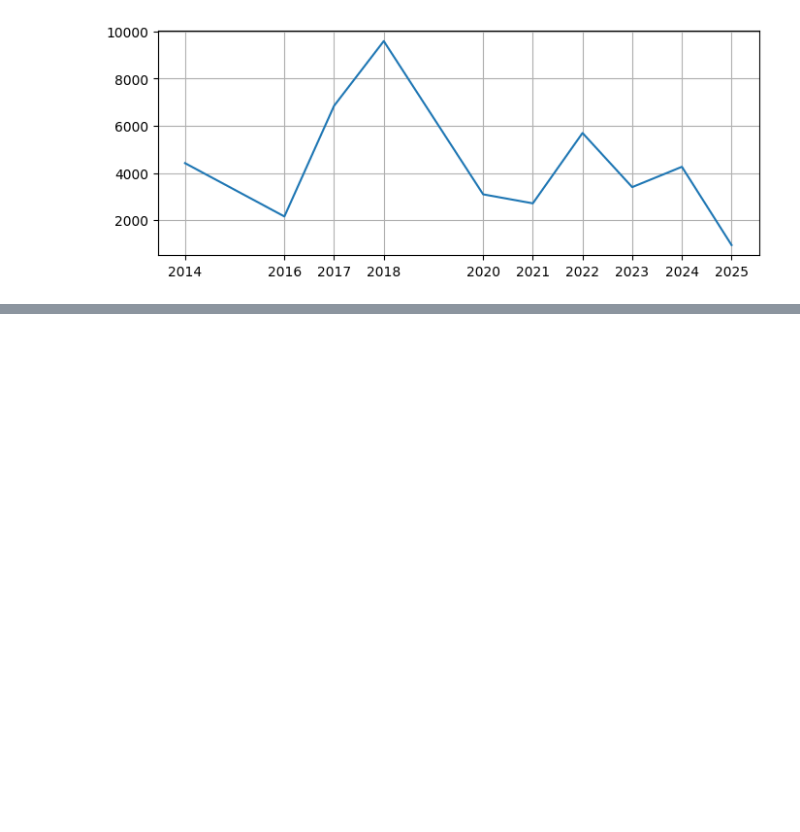
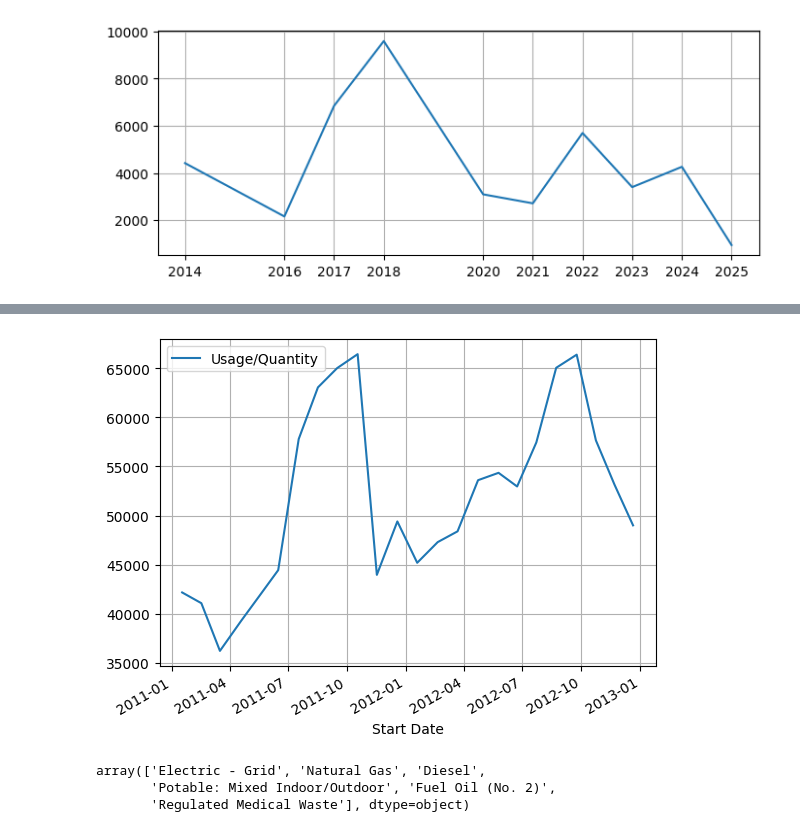
Before and after one commit to saeed-saffari/CPHSC, a Jupyter notebook: O-LCA/Halifax_Infirmary_Complex_meters.ipynb, the cells around one changed output, grey strips where cells are left out. Saved outputs shown, nothing was run; the diff lists cells and outputs as text; code cells hidden in the pictures; blank space fills up the shorter version.

```diff
--- a/O-LCA/Halifax_Infirmary_Complex_meters.ipynb
+++ b/O-LCA/Halifax_Infirmary_Complex_meters.ipynb
@@ -382,31 +458,11 @@ plt.show()
 # %%
-Electric = group_df.get_group('Electric - Grid')
-Electric
-
-for year in Electric.Year.unique():
-    tt = Electric[Electric.Year==year]
-    print(year, tt.shape)
-
-avv2 = []
-for year in Electric.Year.unique():
-    if (year == 2022) or (year==2023):
-        continue
-    tt = Electric[Electric.Year==year]
-    print(year, tt['Cost ($)'].mean().round(2))
-    #print("")
-    avv2.append(tt['Cost ($)'].mean().round(2))
-#avv2
-
-plt.figure(figsize=(8,3))
-plt.plot([2010, 2011, 2012, 2013, 2014, 2015, 2016, 2017, 2018, 2019, 2020, 2021,
-       #2022, 2023,
-          2024, 2025],avv2)
+Potable[Potable.Year<2013].plot(x='Start Date',y='Usage/Quantity')
 plt.grid()
-plt.xticks([2010, 2011, 2012, 2013, 2014, 2015, 2016, 2017, 2018, 2019, 2020, 2021,
-       #2022, 2023,
-          2024, 2025])
-
-plt.show()
-Electric.plot(x='Start Date',y='Usage/Quantity')
-
-Electric[Electric.Year<2013].plot(x='Start Date',y='Usage/Quantity')
+# %% [output]
+[figure, added]
+# %%
+df_2['Meter Type'].unique()
+# %% [output]
+array(['Electric - Grid', 'Natural Gas', 'Diesel',
+       'Potable: Mixed Indoor/Outdoor', 'Fuel Oil (No. 2)',
+       'Regulated Medical Waste'], dtype=object)
```
Also changed, not shown: parts of 9 cells of this notebook.
